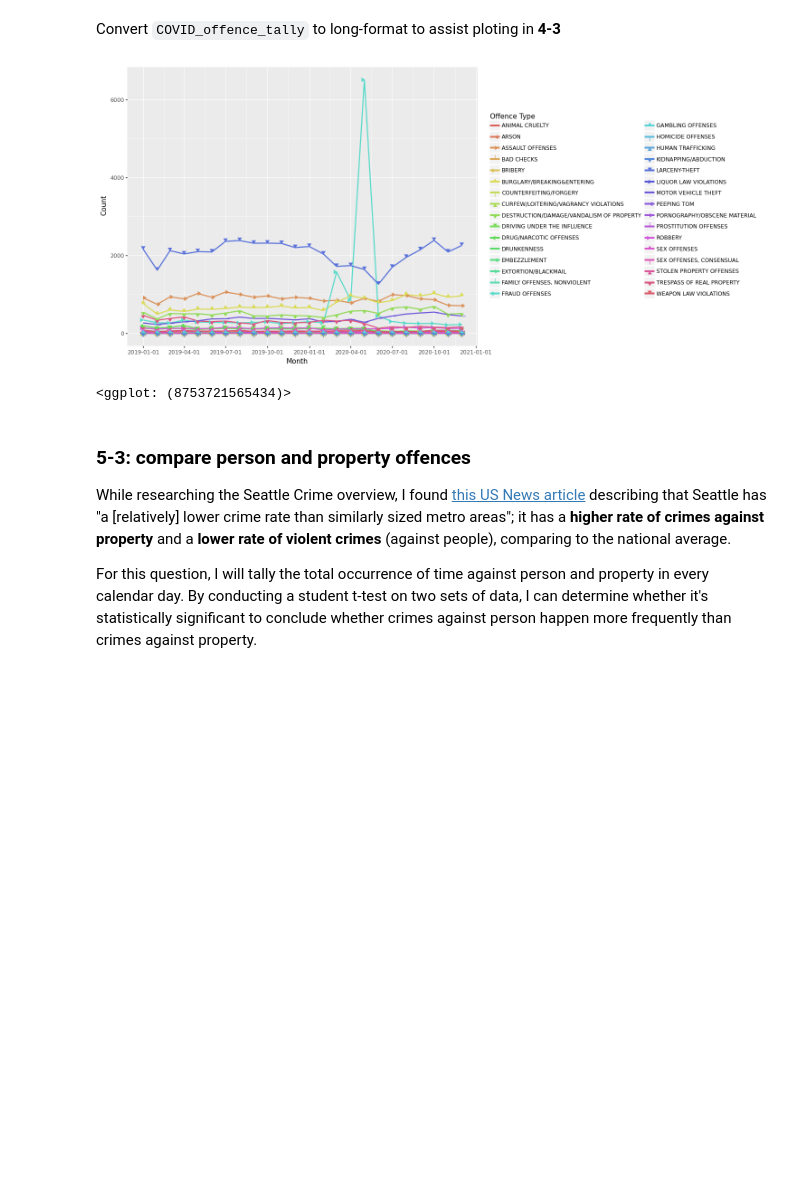
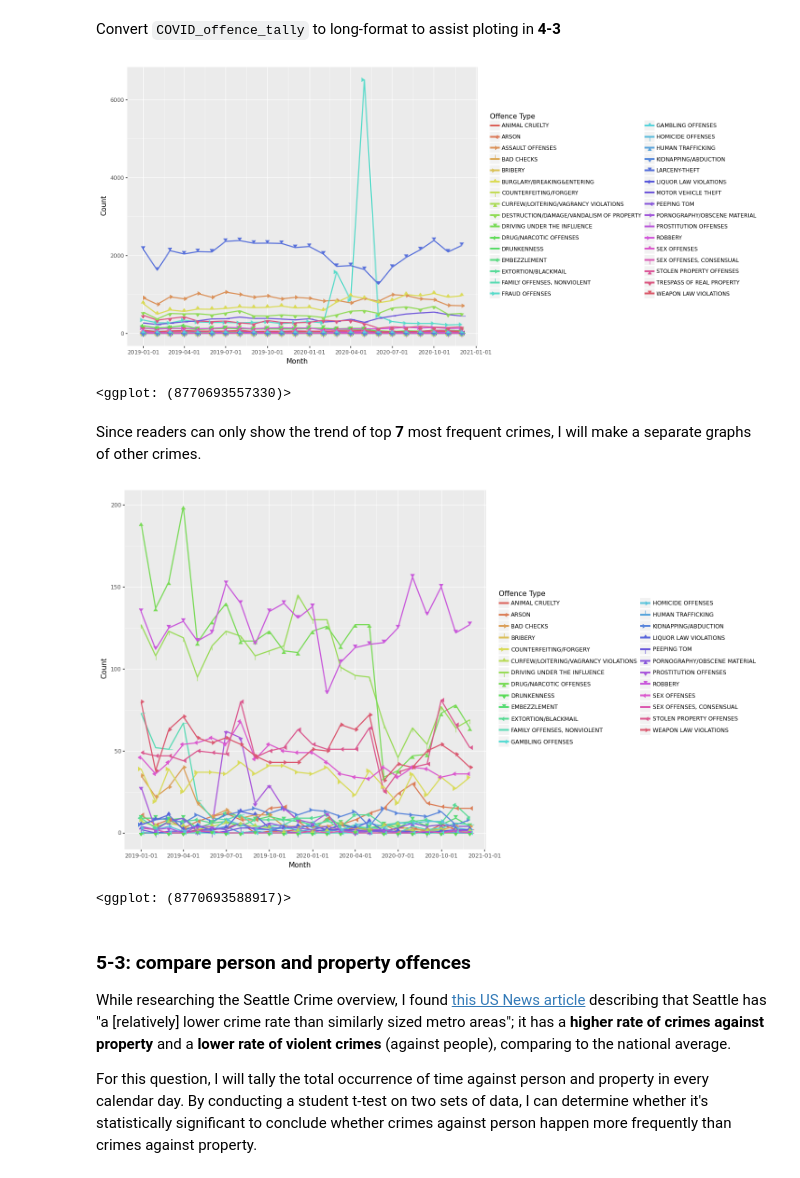
Before and after one commit to GNU-Linuxer/seattle-polie-data-analysis, a Jupyter notebook: Final project.ipynb, the cells around one changed output. Drawn from its saved outputs; the diff is of its cells as text; code cells hidden in the pictures; blank space fills up the shorter version.

```diff
--- a/Final project.ipynb
+++ b/Final project.ipynb
@@ -181,7 +181,7 @@ COVID_offence_tally_long['Month']= pd.to_datetime(COVID_offence_tally_long['Mont
 #print(COVID_offence_tally_long)
 # %%
 (
-    ggplot(COVID_offence_tally_long, aes(x='Month', y='Count', color='Offence Type')) +
+    ggplot(data=COVID_offence_tally_long, mapping=aes(x='Month', y='Count', color='Offence Type')) +
     geom_line(size = 1)+
     #facet_grid('Offence Type ~ .', scales = "free") +
     labs(fill="") +
@@ -192,7 +192,30 @@ COVID_offence_tally_long['Month']= pd.to_datetime(COVID_offence_tally_long['Mont
 )
 # %% [output]
 [figure]
-<ggplot: (8753721565434)>
+<ggplot: (8770693557330)>
+# %% [markdown]
+Since readers can only show the trend of top **7** most frequent crimes, I will make a separate graphs of other crimes.
+# %%
+frequent_crimes = ['FRAUD OFFENSES', 'LARCENY-THEFT', 'ASSAULT OFFENSES', 'BURGLARY/BREAKING&ENTERING', 'DESTRUCTION/DAMAGE/VANDALISM OF PROPERTY', 'MOTOR VEHICLE THEFT', 'TRESPASS OF REAL PROPERTY']
+#COVID_offence_tally_long_other_crimes = COVID_offence_tally_long.drop(COVID_offence_tally_long[COVID_offence_tally_long['Offence Type'].isin(frequent_crimes)].index)
+
+COVID_offence_tally_long_other_crimes=COVID_offence_tally_long[~COVID_offence_tally_long['Offence Type'].isin(frequent_crimes)]
+# %%
+(
+    ggplot(data=COVID_offence_tally_long_other_crimes, mapping=aes(x='Month', y='Count', color='Offence Type')) +
+    geom_line(size = 1)+
+    #facet_grid('Offence Type ~ .', scales = "free") +
+    labs(fill="") +
+    theme(figure_size=(10, 10)) +
+    # You can make the graph longer by commenting the command above and un-comment below command, but minor crimes fluctuates with no obvious trend soon after 2020-01-01
+    #theme(figure_size=(10, 50)) +
+    geom_point(aes(shape='Offence Type', color='Offence Type'), size=3) +
+    # Add shape variations to distinguish lines with similar colors.
+    scale_shape_manual(values=[1, 4, 9, 2, 5, 10, 3, 6, 11, 7, 8, 1, 4, 9, 2, 5, 10, 3, 6, 11, 7, 8, 1, 4, 9, 2, 5, 10, 3, 6, 11, 7, 8])
+)
+# %% [output]
+[figure, added]
+<ggplot: (8770693588917)>
 # %% [markdown]
 ### 5-3: compare person and property offences
 
```
Also changed, not shown: parts of 24 cells of this notebook, 2 other files.
